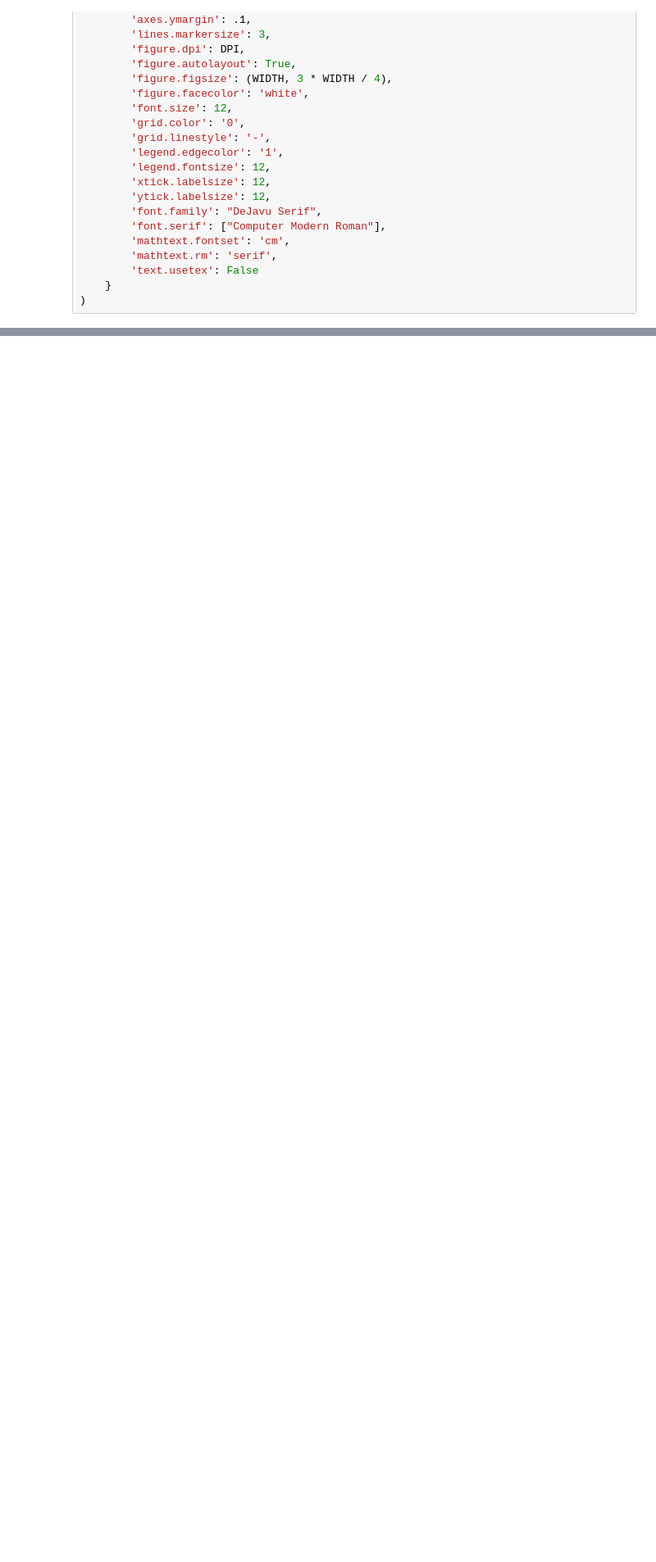
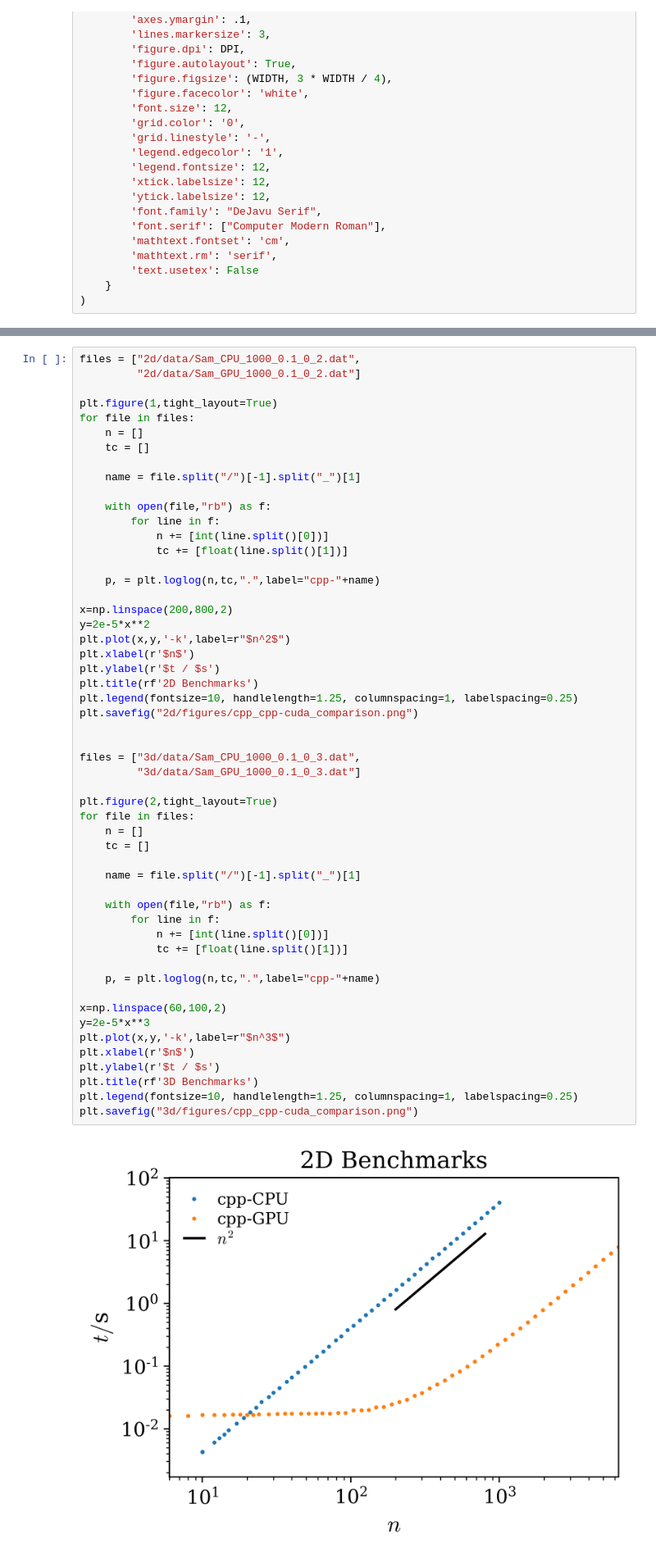
Before and after one commit to pw0908/CUiSING, a Jupyter notebook: benchmarking/plotting.ipynb, the cells around one changed output, grey strips where cells are left out. Shown: that part at 82% size. Saved outputs shown, nothing was run; the diff lists cells and outputs as text; blank space fills up the shorter version.

```diff
--- a/benchmarking/plotting.ipynb
+++ b/benchmarking/plotting.ipynb
@@ -97,3 +97,58 @@ plt.legend(fontsize=12, handlelength=1.25, columnspacing=1, labelspacing=0.25)
 plt.savefig(figurepath)
 # %% [output]
 [figure]
+# %%
+files = ["2d/data/Sam_CPU_1000_0.1_0_2.dat",
+         "2d/data/Sam_GPU_1000_0.1_0_2.dat"]
+
+plt.figure(1,tight_layout=True)
+for file in files:
+    n = []
+    tc = []
+
+    name = file.split("/")[-1].split("_")[1]
+
+    with open(file,"rb") as f:
+        for line in f:
+            n += [int(line.split()[0])]
+            tc += [float(line.split()[1])]
+
+    p, = plt.loglog(n,tc,".",label="cpp-"+name)
+
+x=np.linspace(200,800,2)
+y=2e-5*x**2
+plt.plot(x,y,'-k',label=r"$n^2$")
+plt.xlabel(r'$n$')
+plt.ylabel(r'$t / $s')
+plt.title(rf'2D Benchmarks')
+plt.legend(fontsize=10, handlelength=1.25, columnspacing=1, labelspacing=0.25)
+plt.savefig("2d/figures/cpp_cpp-cuda_comparison.png")
+
+
+files = ["3d/data/Sam_CPU_1000_0.1_0_3.dat",
+         "3d/data/Sam_GPU_1000_0.1_0_3.dat"]
+
+plt.figure(2,tight_layout=True)
+for file in files:
+    n = []
+    tc = []
+
+    name = file.split("/")[-1].split("_")[1]
+
+    with open(file,"rb") as f:
+        for line in f:
+            n += [int(line.split()[0])]
+            tc += [float(line.split()[1])]
+
+    p, = plt.loglog(n,tc,".",label="cpp-"+name)
+
+x=np.linspace(60,100,2)
+y=2e-5*x**3
+plt.plot(x,y,'-k',label=r"$n^3$")
+plt.xlabel(r'$n$')
+plt.ylabel(r'$t / $s')
+plt.title(rf'3D Benchmarks')
+plt.legend(fontsize=10, handlelength=1.25, columnspacing=1, labelspacing=0.25)
+plt.savefig("3d/figures/cpp_cpp-cuda_comparison.png")
+# %% [output]
+[figure, added]
```
Also changed, not shown: parts of 1 cell of this notebook, 29 other files.
